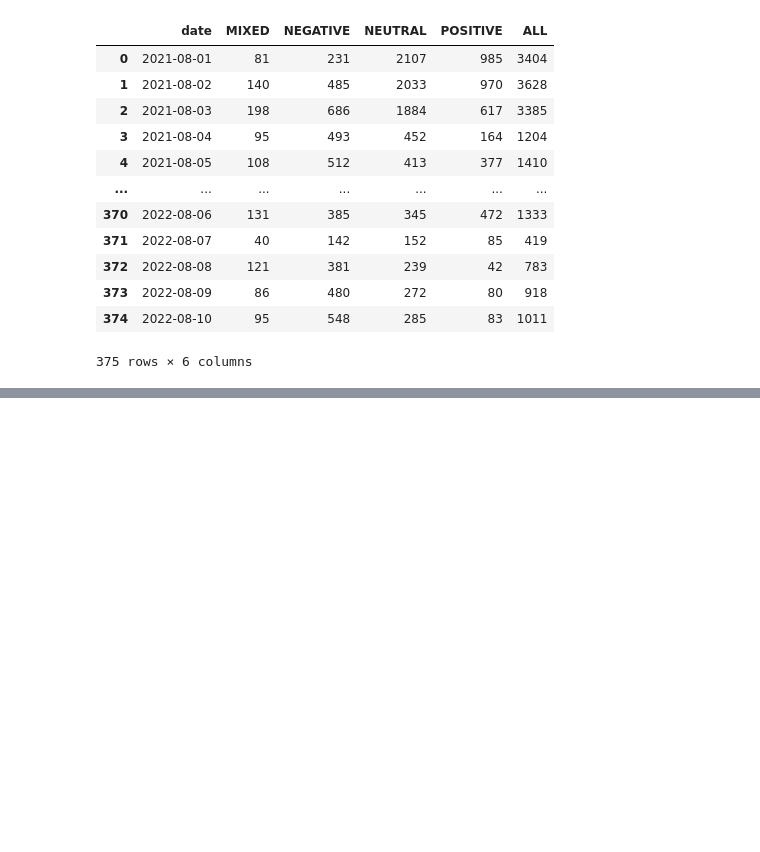
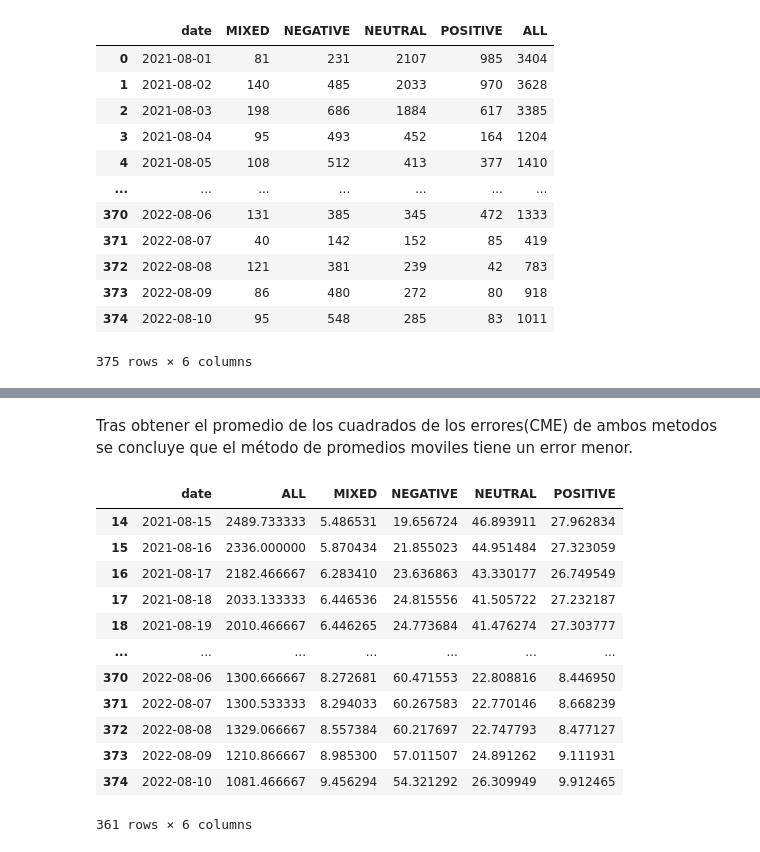
Before and after one commit to a01634928/tarea_entrevista_aa, a Jupyter notebook: graficas/src/main.ipynb, the cells around one changed output, grey strips where cells are left out. Drawn from its saved outputs; the diff is of its cells as text; code cells hidden in the pictures; blank space fills up the shorter version.

```diff
--- a/graficas/src/main.ipynb
+++ b/graficas/src/main.ipynb
@@ -56,0 +168,27 @@ df_out
+# %% [markdown]
+Tras obtener el promedio de los cuadrados de los errores(CME) de ambos metodos se concluye que el método de promedios moviles tiene un error menor.
+# %%
+#Se crea un nuevo df con los datos en porcentajes respecto al total
+df_pred = df_pm[['date','MIXED_p', 'NEGATIVE_p', 'NEUTRAL_p', 'POSITIVE_p']].copy()
+column_names = ['MIXED_p', 'NEGATIVE_p', 'NEUTRAL_p', 'POSITIVE_p']
+df_pred['ALL']= df_pred[column_names].sum(axis=1)
+df_pred['MIXED'] = (df_pred['MIXED_p'] / df_pred['ALL'])*100
+df_pred['NEGATIVE'] = (df_pred['NEGATIVE_p'] / df_pred['ALL'])*100
+df_pred['NEUTRAL'] = (df_pred['NEUTRAL_p'] / df_pred['ALL'])*100
+df_pred['POSITIVE'] = (df_pred['POSITIVE_p'] / df_pred['ALL'])*100
+df_pred = df_pred.drop(['MIXED_p', 'NEGATIVE_p', 'NEUTRAL_p', 'POSITIVE_p'], axis=1)
+df_pred
+# %% [output]
+|  | date | ALL | MIXED | NEGATIVE | NEUTRAL | POSITIVE |
+| 14 | 2021-08-15 | 2489.733333 | 5.486531 | 19.656724 | 46.893911 | 27.962834 |
+| 15 | 2021-08-16 | 2336.000000 | 5.870434 | 21.855023 | 44.951484 | 27.323059 |
+| 16 | 2021-08-17 | 2182.466667 | 6.283410 | 23.636863 | 43.330177 | 26.749549 |
+| 17 | 2021-08-18 | 2033.133333 | 6.446536 | 24.815556 | 41.505722 | 27.232187 |
+| 18 | 2021-08-19 | 2010.466667 | 6.446265 | 24.773684 | 41.476274 | 27.303777 |
+| ... | ... | ... | ... | ... | ... | ... |
+| 370 | 2022-08-06 | 1300.666667 | 8.272681 | 60.471553 | 22.808816 | 8.446950 |
+| 371 | 2022-08-07 | 1300.533333 | 8.294033 | 60.267583 | 22.770146 | 8.668239 |
+| 372 | 2022-08-08 | 1329.066667 | 8.557384 | 60.217697 | 22.747793 | 8.477127 |
+| 373 | 2022-08-09 | 1210.866667 | 8.985300 | 57.011507 | 24.891262 | 9.111931 |
+| 374 | 2022-08-10 | 1081.466667 | 9.456294 | 54.321292 | 26.309949 | 9.912465 |
+361 rows × 6 columns
```
Also changed, not shown: parts of 10 cells of this notebook.
